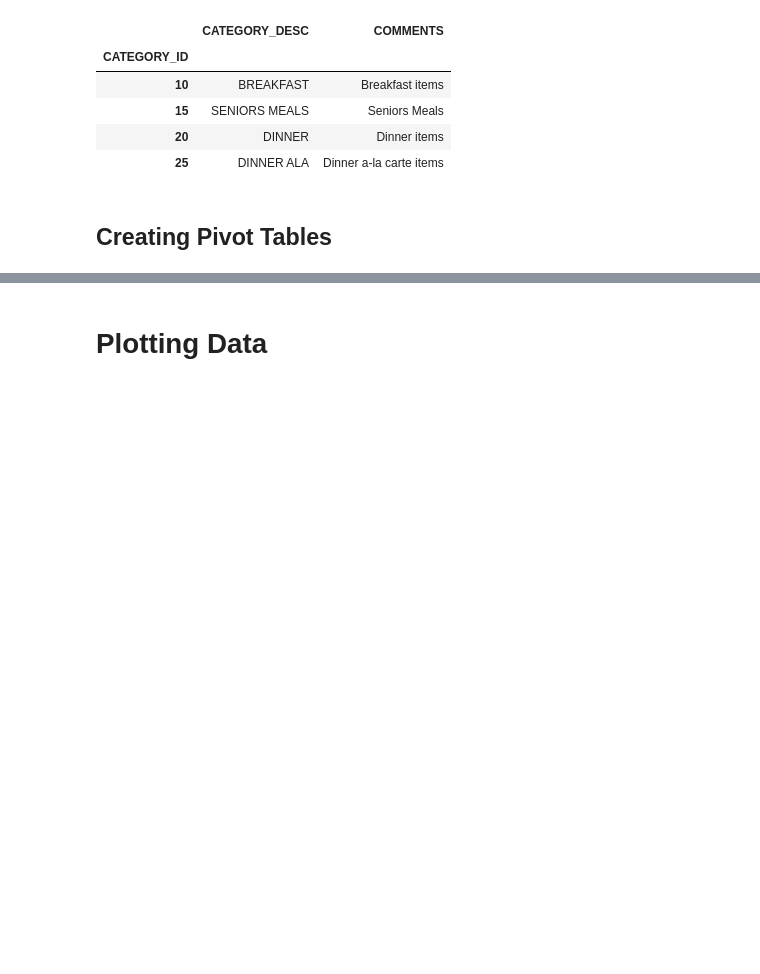
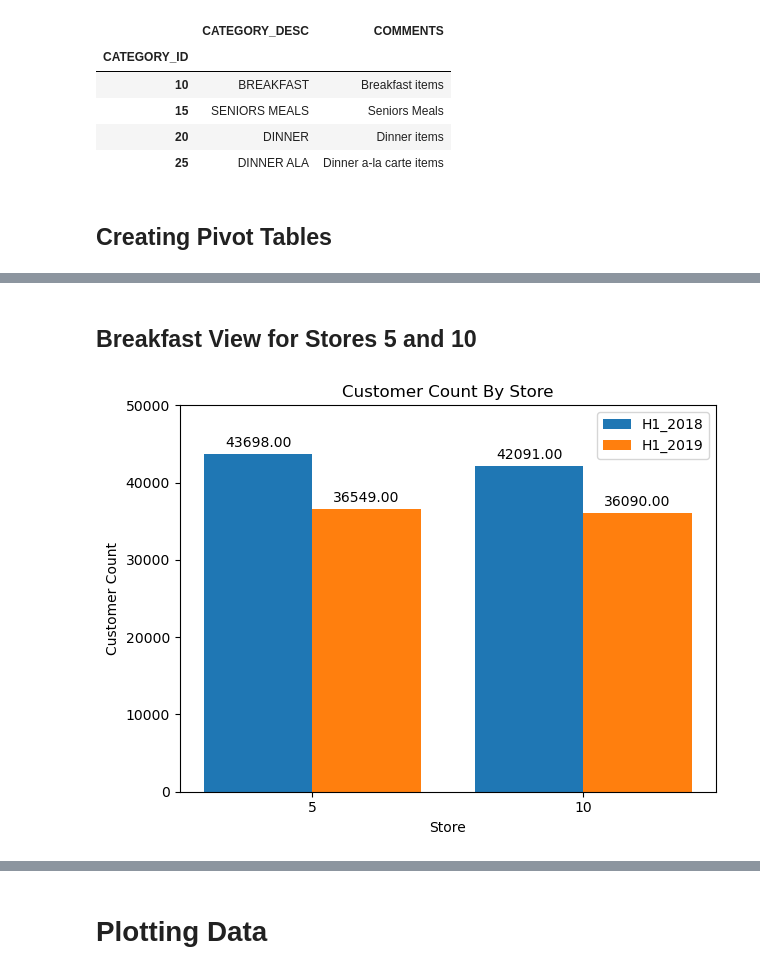
Before and after one commit to dkent287/Restaurant-Pricing, a Jupyter notebook: Restaurant_Workup.ipynb, the cells around one changed output, grey strips where cells are left out. Cells and saved outputs as stored; diff of their text form; code cells hidden in the pictures; blank space fills up the shorter version.

```diff
--- a/Restaurant_Workup.ipynb
+++ b/Restaurant_Workup.ipynb
@@ -466,0 +407,2 @@ result
+# %% [markdown]
+## Breakfast View for Stores 5 and 10
@@ -466,0 +419,32 @@ result
+# %%
+labels = gb_4.index # Days
+
+H1_2018 = gb_4['H1-2018']
+H2_2018 = gb_4['H2-2018']
+H1_2019 = gb_4['H1-2019']
+
+x = np.arange(len(labels)) # location of x ticks
+width = 0.4 # width of bars
+
+fig, ax = plt.subplots()
+p1 = ax.bar(x - width/2, H1_2018, width, label = "H1_2018")
+# p2 = ax.bar(x, H2_2018, width, label = "H2_2018")
+p3 = ax.bar(x + width/2, H1_2019, width, label = "H1_2019")
+
+#labels
+ax.set_ylabel('Customer Count')
+ax.set_xlabel('Store')
+ax.set_title('Customer Count By Store')
+ax.set_xticks(x)
+ax.set_xticklabels(labels)
+ax.set_ylim(0,50000)
+ax.legend()
+
+ax.bar_label(p1, padding=3, fmt="%.2f")
+# ax.bar_label(p2, padding=3, fmt="%.2f")
+ax.bar_label(p3, padding=3, fmt="%.2f")
+
+fig.tight_layout()
+plt.show()
+# %% [output]
+[figure, added]
```
Also changed, not shown: parts of 34 cells of this notebook.
